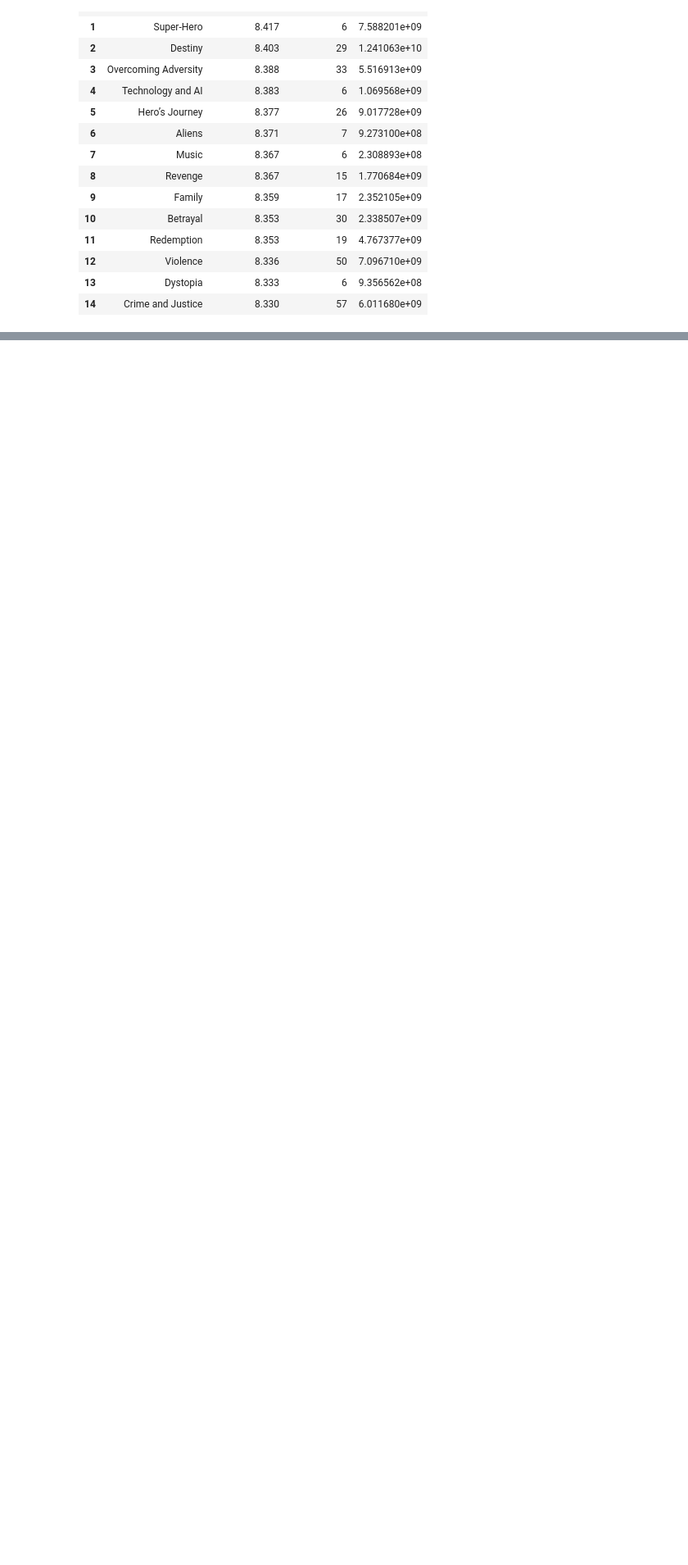
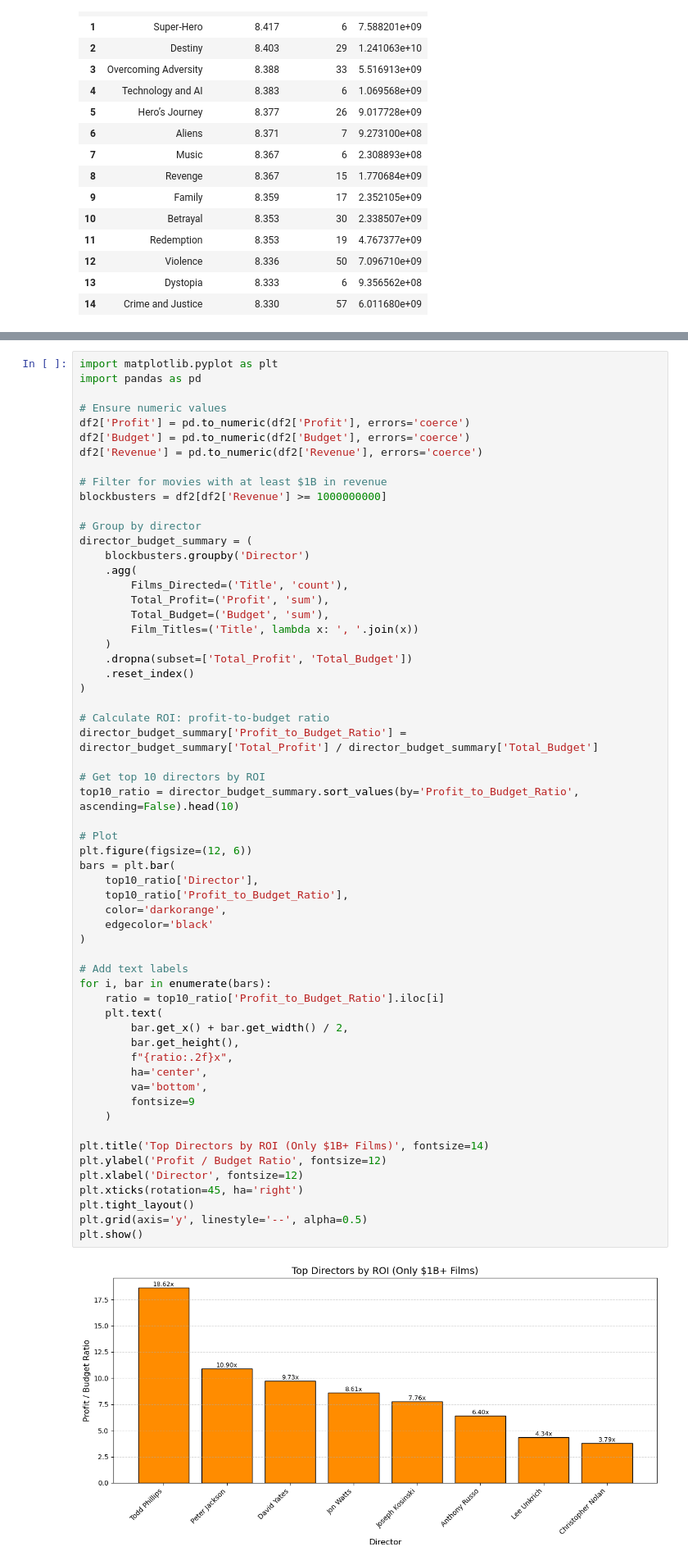
Before and after one commit to h31tor/imdb, a Jupyter notebook: IMDB2.ipynb, the cells around one changed output, grey strips where cells are left out. Shown at 82% size. Drawn from its saved outputs; the diff is of its cells as text; blank space fills up the shorter version.

```diff
--- a/IMDB2.ipynb
+++ b/IMDB2.ipynb
@@ -1149,0 +1173,61 @@ df2
+# %%
+import matplotlib.pyplot as plt
+import pandas as pd
+
+# Ensure numeric values
+df2['Profit'] = pd.to_numeric(df2['Profit'], errors='coerce')
+df2['Budget'] = pd.to_numeric(df2['Budget'], errors='coerce')
+df2['Revenue'] = pd.to_numeric(df2['Revenue'], errors='coerce')
+
+# Filter for movies with at least $1B in revenue
+blockbusters = df2[df2['Revenue'] >= 1000000000]
+
+# Group by director
+director_budget_summary = (
+    blockbusters.groupby('Director')
+    .agg(
+        Films_Directed=('Title', 'count'),
+        Total_Profit=('Profit', 'sum'),
+        Total_Budget=('Budget', 'sum'),
+        Film_Titles=('Title', lambda x: ', '.join(x))
+    )
+    .dropna(subset=['Total_Profit', 'Total_Budget'])
+    .reset_index()
+)
+
+# Calculate ROI: profit-to-budget ratio
+director_budget_summary['Profit_to_Budget_Ratio'] = director_budget_summary['Total_Profit'] / director_budget_summary['Total_Budget']
+
+# Get top 10 directors by ROI
+top10_ratio = director_budget_summary.sort_values(by='Profit_to_Budget_Ratio', ascending=False).head(10)
+
+# Plot
+plt.figure(figsize=(12, 6))
+bars = plt.bar(
+    top10_ratio['Director'],
+    top10_ratio['Profit_to_Budget_Ratio'],
+    color='darkorange',
+    edgecolor='black'
+)
+
+# Add text labels
+for i, bar in enumerate(bars):
+    ratio = top10_ratio['Profit_to_Budget_Ratio'].iloc[i]
+    plt.text(
+        bar.get_x() + bar.get_width() / 2,
+        bar.get_height(),
+        f"{ratio:.2f}x",
+        ha='center',
+        va='bottom',
+        fontsize=9
+    )
+
+plt.title('Top Directors by ROI (Only $1B+ Films)', fontsize=14)
+plt.ylabel('Profit / Budget Ratio', fontsize=12)
+plt.xlabel('Director', fontsize=12)
+plt.xticks(rotation=45, ha='right')
+plt.tight_layout()
+plt.grid(axis='y', linestyle='--', alpha=0.5)
+plt.show()
+# %% [output]
+[figure, added]
```
Also changed, not shown: parts of 5 cells of this notebook, 4 other files.
